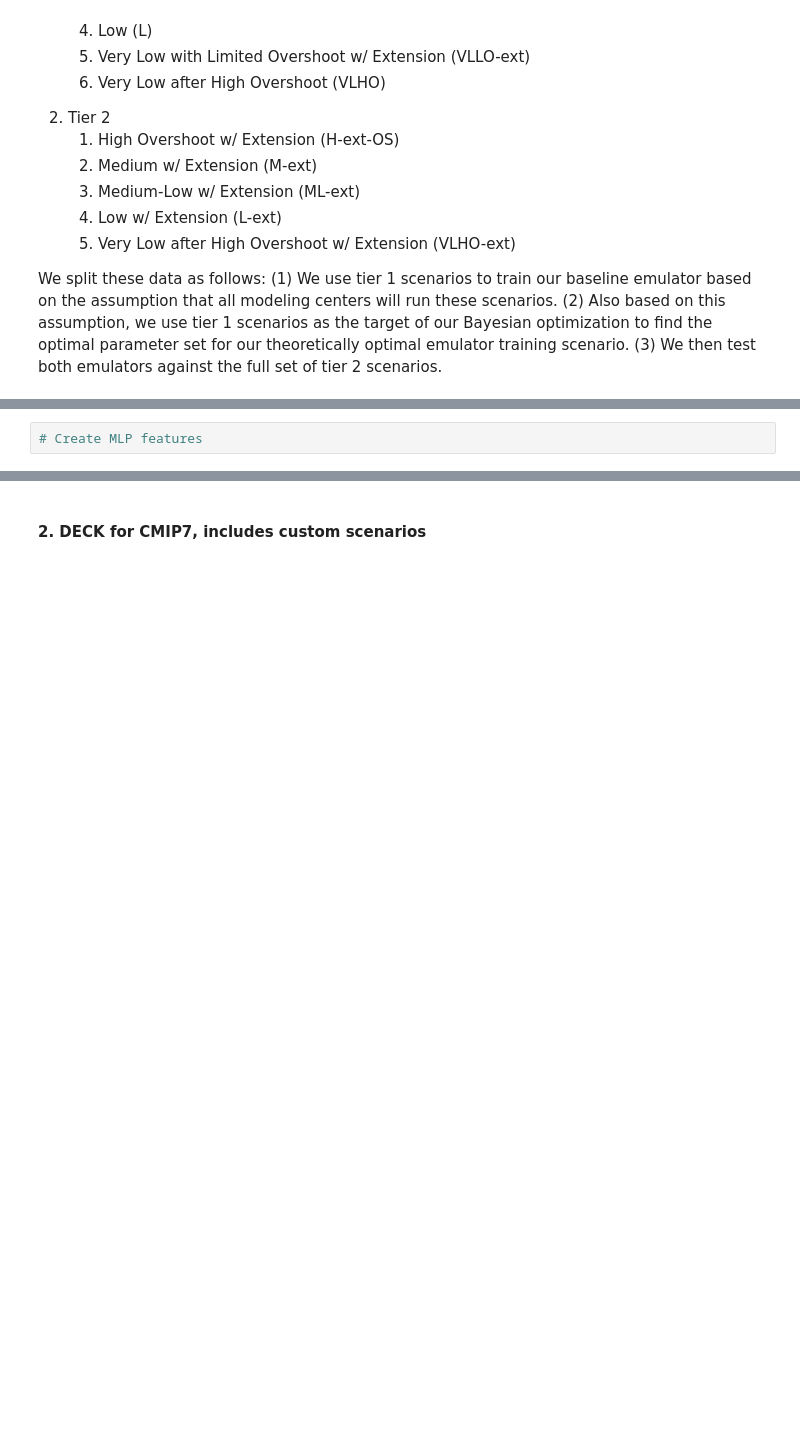
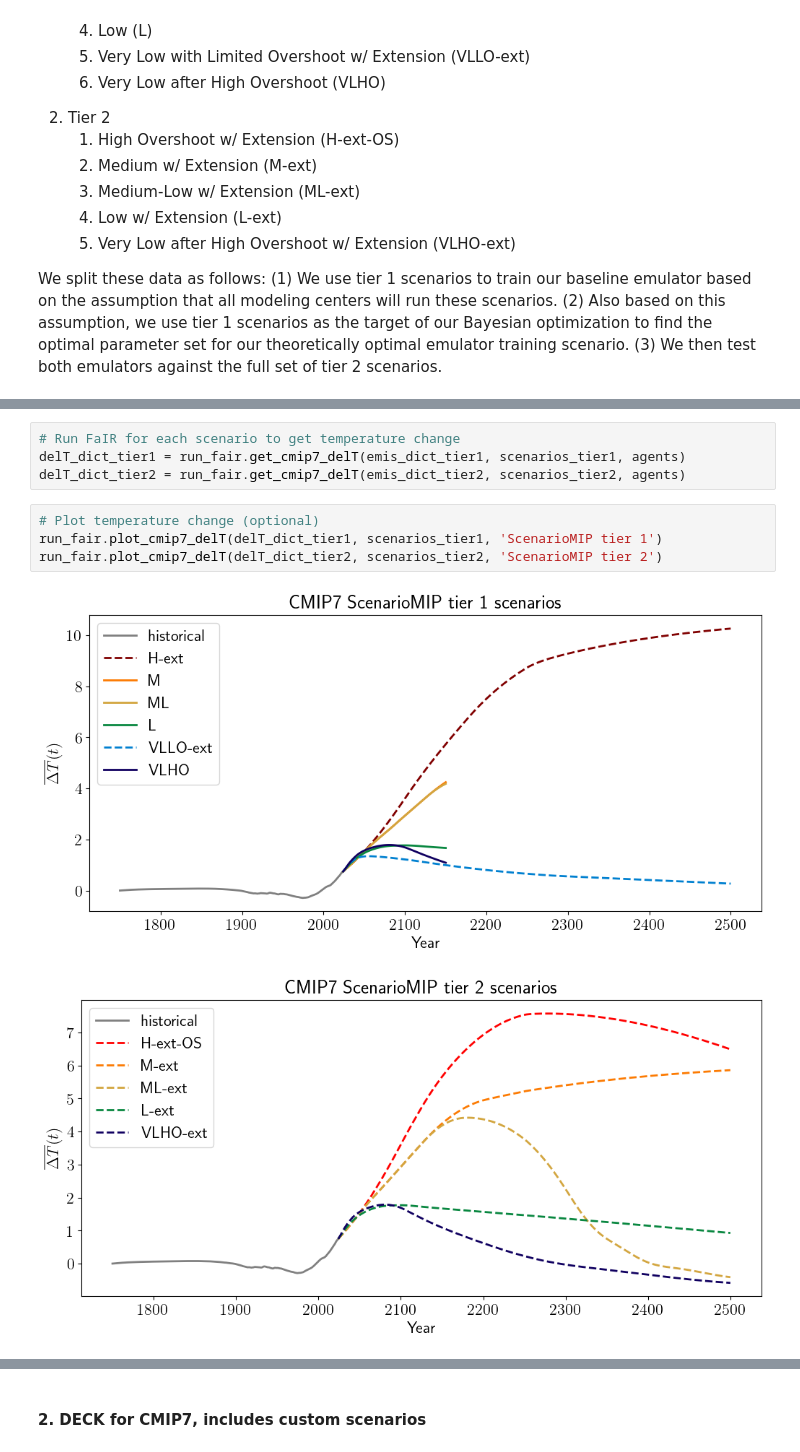
Before and after one commit to cbwomack/Emulator_Training_Data, a Jupyter notebook: generate_data.ipynb, the cells around one changed output, grey strips where cells are left out. Saved outputs shown, nothing was run; the diff lists cells and outputs as text; blank space fills up the shorter version.

```diff
--- a/generate_data.ipynb
+++ b/generate_data.ipynb
@@ -68,2 +71,11 @@ run_fair.plot_cmip7(emis_dict_tier2, agent, '2')
-# %%
-# Create MLP features
+# %%
+# Run FaIR for each scenario to get temperature change
+delT_dict_tier1 = run_fair.get_cmip7_delT(emis_dict_tier1, scenarios_tier1, agents)
+delT_dict_tier2 = run_fair.get_cmip7_delT(emis_dict_tier2, scenarios_tier2, agents)
+# %%
+# Plot temperature change (optional)
+run_fair.plot_cmip7_delT(delT_dict_tier1, scenarios_tier1, 'ScenarioMIP tier 1')
+run_fair.plot_cmip7_delT(delT_dict_tier2, scenarios_tier2, 'ScenarioMIP tier 2')
+# %% [output]
+[figure, added]
+[figure, added]
```
Also changed, not shown: parts of 16 cells of this notebook, 4 other files.
